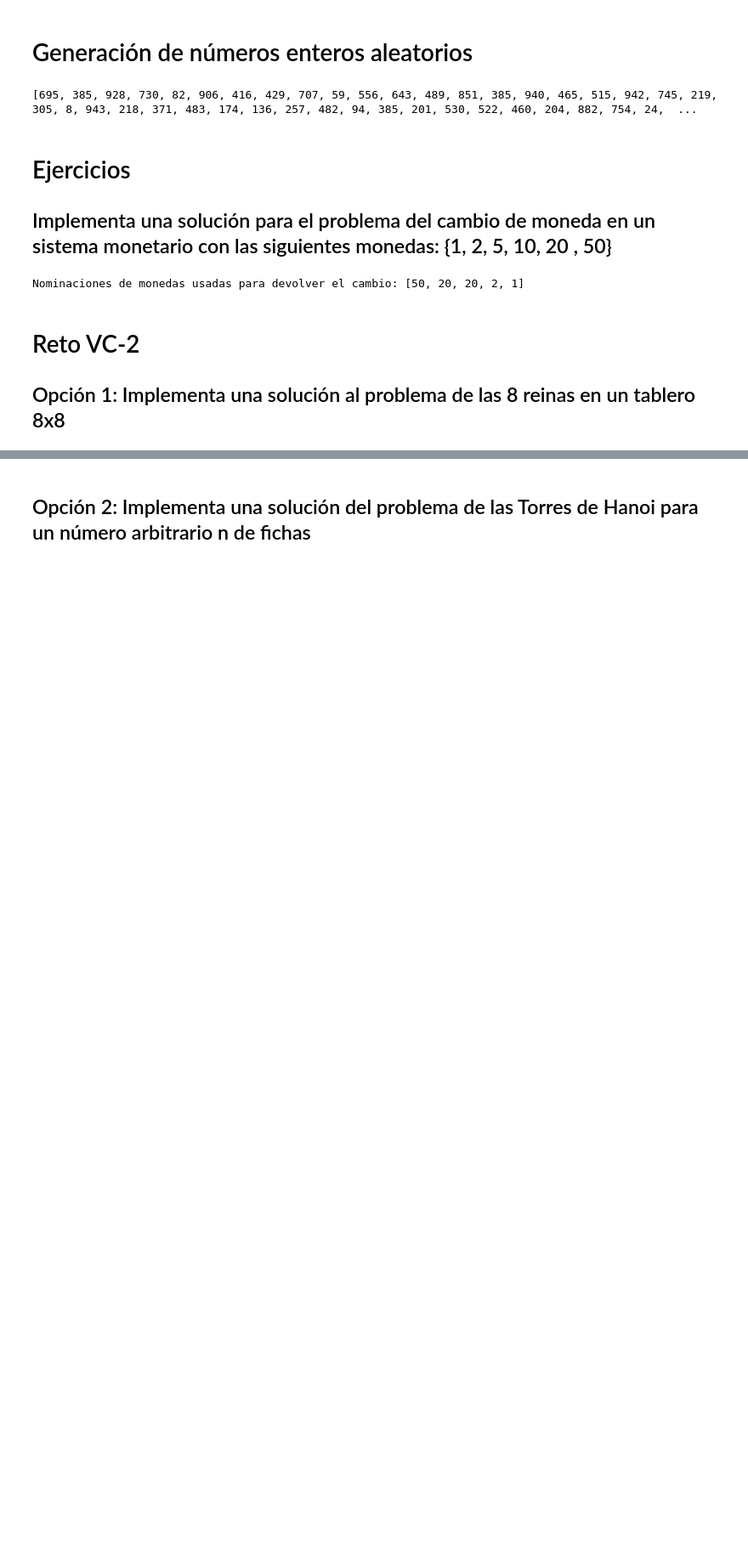
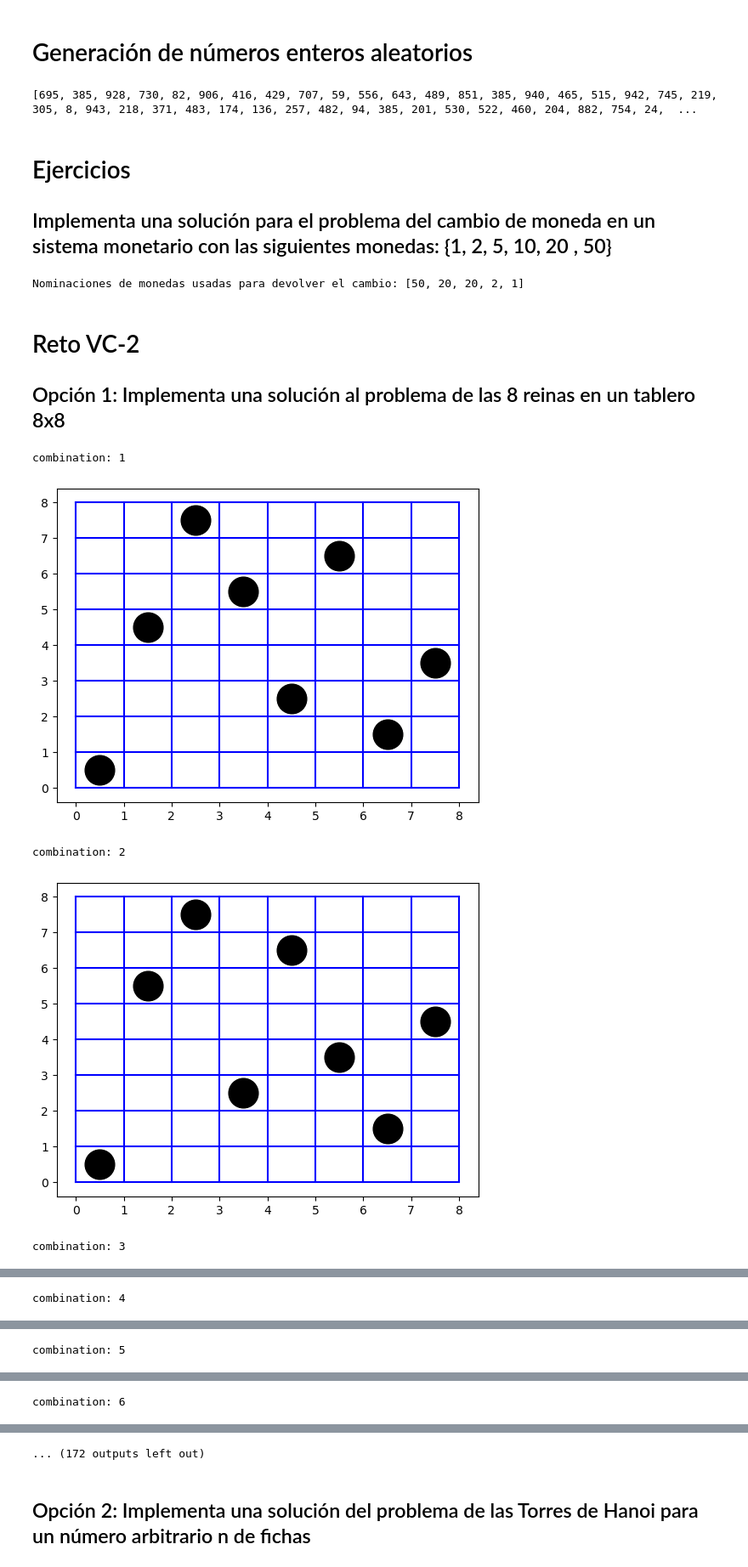
Before and after one commit to geharpz/algoritmos_optimizacion_miar2023, a Jupyter notebook: src/retos/02_AO_03MIAR.ipynb, the cells around one changed output, grey strips where cells are left out. Shown at 85% size. Saved outputs shown, nothing was run; the diff lists cells and outputs as text; code cells hidden in the pictures; blank space fills up the shorter version.

```diff
--- a/src/retos/02_AO_03MIAR.ipynb
+++ b/src/retos/02_AO_03MIAR.ipynb
@@ -89,0 +120,26 @@ Nominaciones de monedas usadas para devolver el cambio: [50, 20, 20, 2, 1]
+# %%
+def add_queen(board, queen):
+    board[queen] = 0
+
+    while board[queen] < 8:
+        correct = True
+        index = 0
+        while index < queen and correct:
+            if board[index] == board[queen] or abs(index-queen) == abs(board[index]-board[queen]):
+                correct = False
+            index += 1
+        if correct:
+            if queen == 7:
+                paint_graph_board(board)
+            else:
+                add_queen(board,queen+1)
+        board[queen] +=1
+# %%
+board = [-1]*8
+add_queen(board, 0)
+# %% [output]
+combination: 1
+[figure, added]
+combination: 2
+[figure, added]
+combination: 3
@@ -89,0 +147 @@ Nominaciones de monedas usadas para devolver el cambio: [50, 20, 20, 2, 1]
+combination: 4
@@ -89,0 +149 @@ Nominaciones de monedas usadas para devolver el cambio: [50, 20, 20, 2, 1]
+combination: 5
@@ -89,0 +151 @@ Nominaciones de monedas usadas para devolver el cambio: [50, 20, 20, 2, 1]
+combination: 6
@@ -90,3 +153,4 @@ Nominaciones de monedas usadas para devolver el cambio: [50, 20, 20, 2, 1]
+... (172 outputs left out)
 # %% [markdown]
 ## Opción 2: Implementa una solución del problema de las Torres de Hanoi para un número arbitrario n de fichas
 # %%
```
Also changed, not shown: parts of 3 cells of this notebook.
